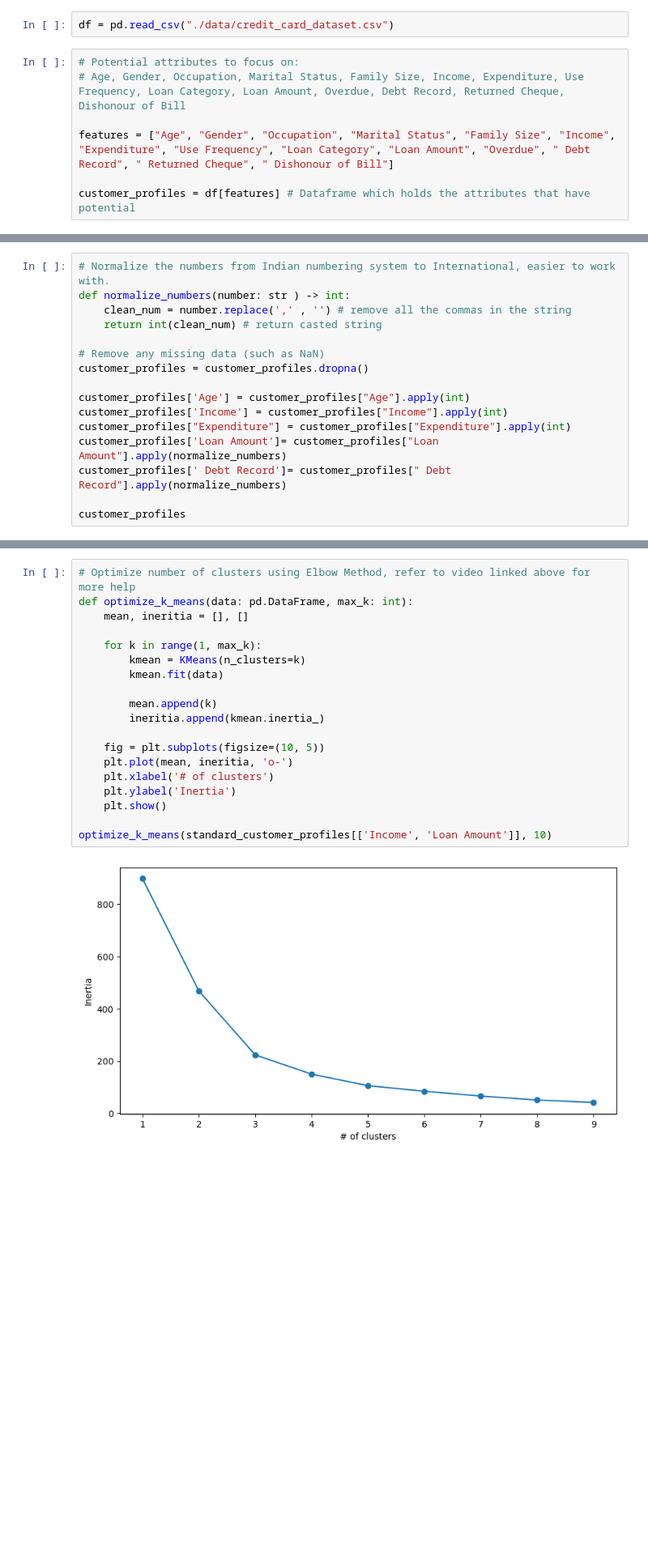
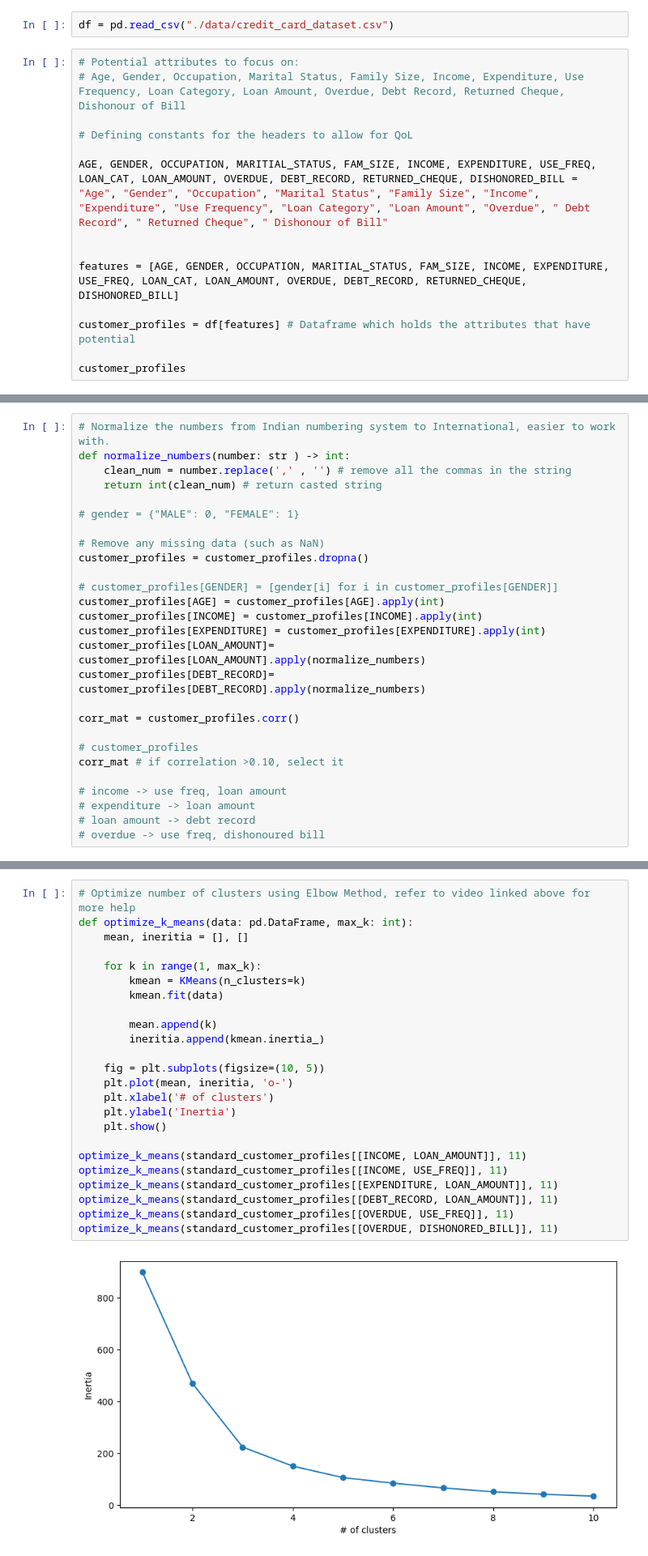
Before and after one commit to rintendou/csci415-project4, a Jupyter notebook: credit_card.ipynb, the cells around one changed output, grey strips where cells are left out. Shown at 81% size. Cells and saved outputs as stored; diff of their text form; blank space fills up the shorter version.

Commit message:
Added correlation matrix

```diff
--- a/credit_card.ipynb
+++ b/credit_card.ipynb
@@ -13,6 +13,13 @@ df = pd.read_csv("./data/credit_card_dataset.csv")
 # Potential attributes to focus on:
 # Age, Gender, Occupation, Marital Status, Family Size, Income, Expenditure, Use Frequency, Loan Category, Loan Amount, Overdue, Debt Record, Returned Cheque, Dishonour of Bill
 
-features = ["Age", "Gender", "Occupation", "Marital Status", "Family Size", "Income", "Expenditure", "Use Frequency", "Loan Category", "Loan Amount", "Overdue", " Debt Record", " Returned Cheque", " Dishonour of Bill"]
+# Defining constants for the headers to allow for QoL
+
+AGE, GENDER, OCCUPATION, MARITIAL_STATUS, FAM_SIZE, INCOME, EXPENDITURE, USE_FREQ, LOAN_CAT, LOAN_AMOUNT, OVERDUE, DEBT_RECORD, RETURNED_CHEQUE, DISHONORED_BILL = "Age", "Gender", "Occupation", "Marital Status", "Family Size", "Income", "Expenditure", "Use Frequency", "Loan Category", "Loan Amount", "Overdue", " Debt Record", " Returned Cheque", " Dishonour of Bill"
+
+
+features = [AGE, GENDER, OCCUPATION, MARITIAL_STATUS, FAM_SIZE, INCOME, EXPENDITURE, USE_FREQ, LOAN_CAT, LOAN_AMOUNT, OVERDUE, DEBT_RECORD, RETURNED_CHEQUE, DISHONORED_BILL]
 
 customer_profiles = df[features] # Dataframe which holds the attributes that have potential
+
+customer_profiles
@@ -26,14 +47,25 @@ def normalize_numbers(number: str ) -> int:
     clean_num = number.replace(',' , '') # remove all the commas in the string
     return int(clean_num) # return casted string
 
+# gender = {"MALE": 0, "FEMALE": 1}
+
 # Remove any missing data (such as NaN)
 customer_profiles = customer_profiles.dropna()
 
-customer_profiles['Age'] = customer_profiles["Age"].apply(int)
-customer_profiles['Income'] = customer_profiles["Income"].apply(int)
-customer_profiles["Expenditure"] = customer_profiles["Expenditure"].apply(int)
-customer_profiles['Loan Amount']= customer_profiles["Loan Amount"].apply(normalize_numbers)
-customer_profiles[' Debt Record']= customer_profiles[" Debt Record"].apply(normalize_numbers)
+# customer_profiles[GENDER] = [gender[i] for i in customer_profiles[GENDER]]
+customer_profiles[AGE] = customer_profiles[AGE].apply(int)
+customer_profiles[INCOME] = customer_profiles[INCOME].apply(int)
+customer_profiles[EXPENDITURE] = customer_profiles[EXPENDITURE].apply(int)
+customer_profiles[LOAN_AMOUNT]= customer_profiles[LOAN_AMOUNT].apply(normalize_numbers)
+customer_profiles[DEBT_RECORD]= customer_profiles[DEBT_RECORD].apply(normalize_numbers)
 
-customer_profiles
+corr_mat = customer_profiles.corr()
+
+# customer_profiles
+corr_mat # if correlation >0.10, select it
+
+# income -> use freq, loan amount
+# expenditure -> loan amount
+# loan amount -> debt record
+# overdue -> use freq, dishonoured bill
 # %% [output]
@@ -108,21 +199,26 @@ standard_customer_profiles = pd.DataFrame(standard_customer_profiles, columns=['
 # %%
 # Optimize number of clusters using Elbow Method, refer to video linked above for more help
 def optimize_k_means(data: pd.DataFrame, max_k: int):
     mean, ineritia = [], []
 
     for k in range(1, max_k):
         kmean = KMeans(n_clusters=k)
         kmean.fit(data)
 
         mean.append(k)
         ineritia.append(kmean.inertia_)
 
     fig = plt.subplots(figsize=(10, 5))
     plt.plot(mean, ineritia, 'o-')
     plt.xlabel('# of clusters')
     plt.ylabel('Inertia')
     plt.show()
 
-optimize_k_means(standard_customer_profiles[['Income', 'Loan Amount']], 10)
+optimize_k_means(standard_customer_profiles[[INCOME, LOAN_AMOUNT]], 11)
+optimize_k_means(standard_customer_profiles[[INCOME, USE_FREQ]], 11)
+optimize_k_means(standard_customer_profiles[[EXPENDITURE, LOAN_AMOUNT]], 11)
+optimize_k_means(standard_customer_profiles[[DEBT_RECORD, LOAN_AMOUNT]], 11)
+optimize_k_means(standard_customer_profiles[[OVERDUE, USE_FREQ]], 11)
+optimize_k_means(standard_customer_profiles[[OVERDUE, DISHONORED_BILL]], 11)
 # %% [output]
-[figure, old version]
+[figure, new version]
```
Also changed, not shown: parts of 18 cells of this notebook.
